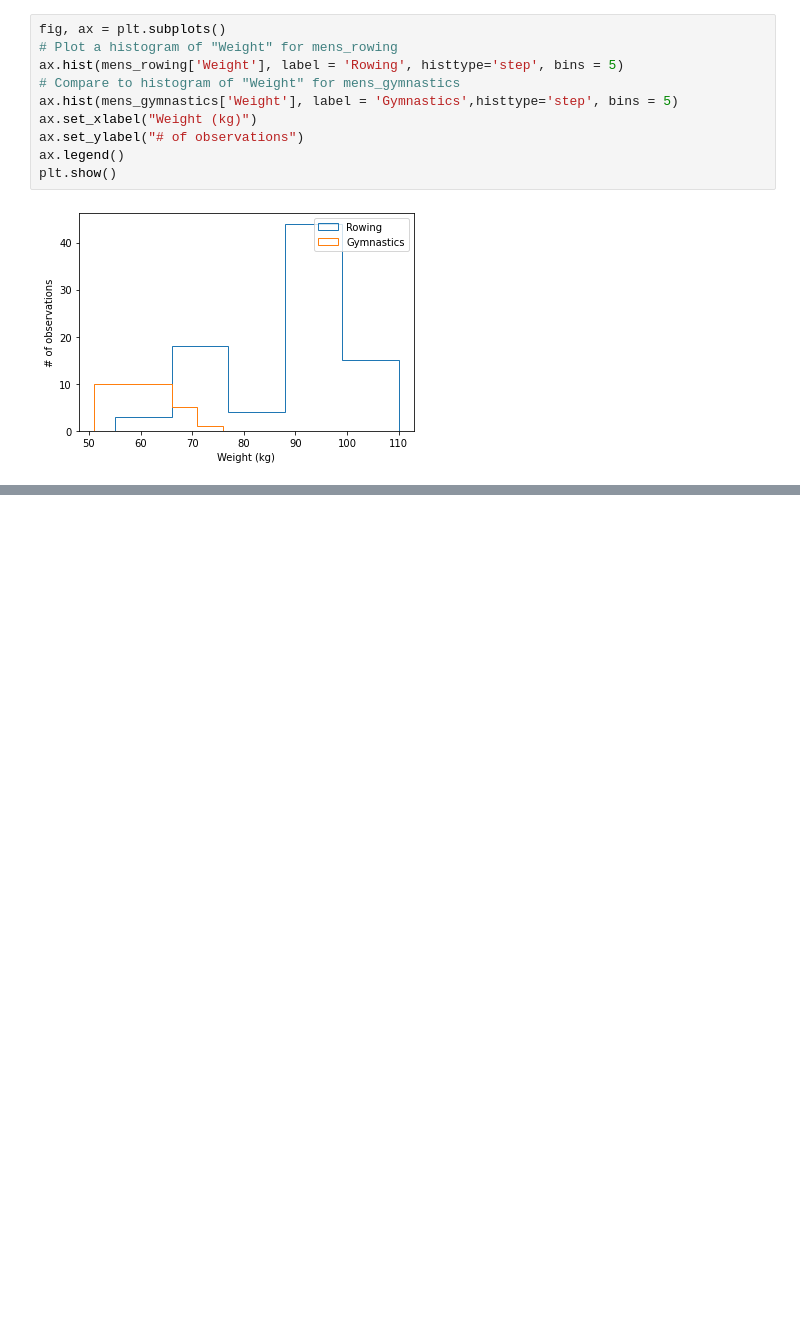
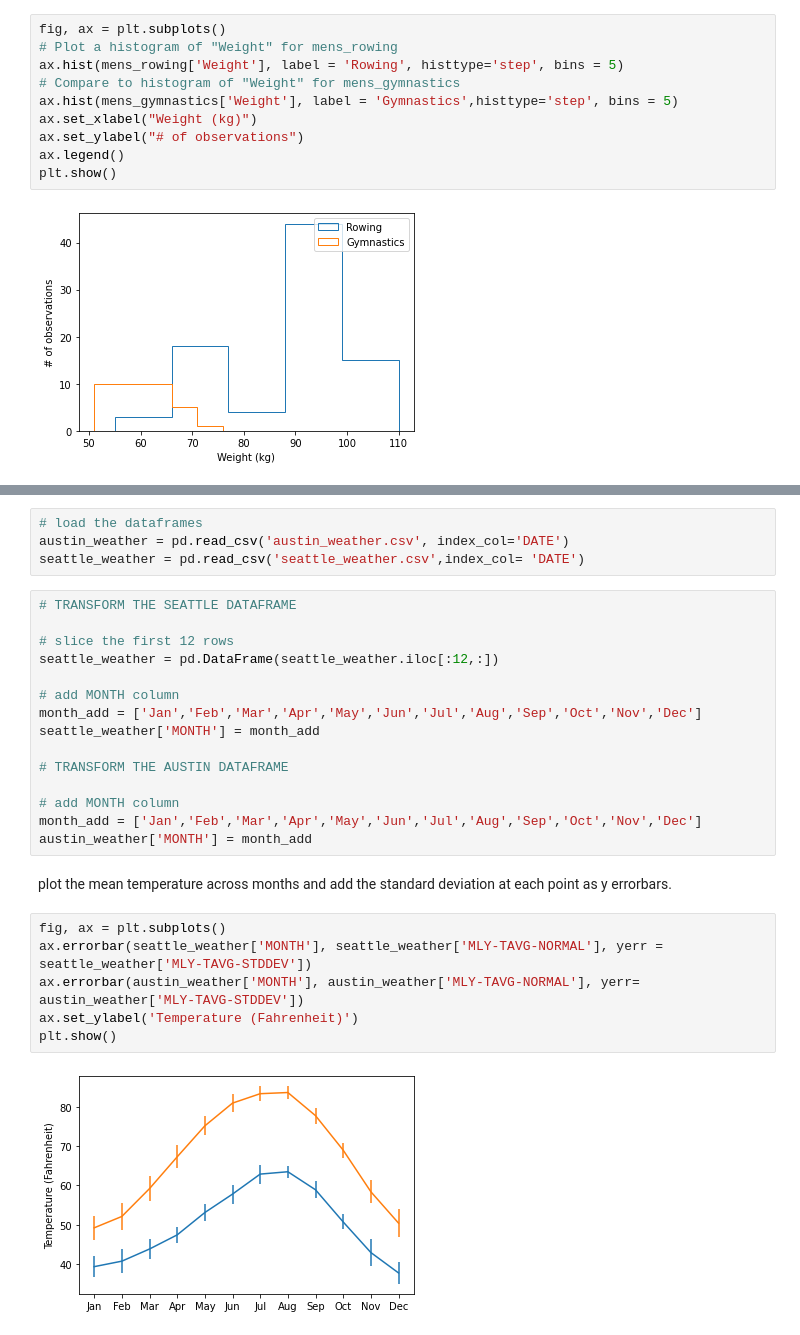
Before and after one commit to karanjadavid/Analytics, a Jupyter notebook: Introduction to Data Visualization with Matplotlib/1.3 Quantitative comparisons and statistical visualizations.ipynb, the cells around one changed output, grey strips where cells are left out. Saved outputs shown, nothing was run; the diff lists cells and outputs as text; blank space fills up the shorter version.

```diff
--- a/Introduction to Data Visualization with Matplotlib/1.3 Quantitative comparisons and statistical visualizations.ipynb
+++ b/Introduction to Data Visualization with Matplotlib/1.3 Quantitative comparisons and statistical visualizations.ipynb
@@ -181,0 +208,29 @@ plt.show()
+# %%
+# load the dataframes
+austin_weather = pd.read_csv('austin_weather.csv', index_col='DATE')
+seattle_weather = pd.read_csv('seattle_weather.csv',index_col= 'DATE')
+# %%
+# TRANSFORM THE SEATTLE DATAFRAME
+
+# slice the first 12 rows
+seattle_weather = pd.DataFrame(seattle_weather.iloc[:12,:])
+
+# add MONTH column
+month_add = ['Jan','Feb','Mar','Apr','May','Jun','Jul','Aug','Sep','Oct','Nov','Dec']
+seattle_weather['MONTH'] = month_add
+
+# TRANSFORM THE AUSTIN DATAFRAME
+
+# add MONTH column
+month_add = ['Jan','Feb','Mar','Apr','May','Jun','Jul','Aug','Sep','Oct','Nov','Dec']
+austin_weather['MONTH'] = month_add
+# %% [markdown]
+plot the mean temperature across months and add the standard deviation at each point as y errorbars.
+# %%
+fig, ax = plt.subplots()
+ax.errorbar(seattle_weather['MONTH'], seattle_weather['MLY-TAVG-NORMAL'], yerr = seattle_weather['MLY-TAVG-STDDEV'])
+ax.errorbar(austin_weather['MONTH'], austin_weather['MLY-TAVG-NORMAL'], yerr= austin_weather['MLY-TAVG-STDDEV'])
+ax.set_ylabel('Temperature (Fahrenheit)')
+plt.show()
+# %% [output]
+[figure, added]
```
Also changed, not shown: parts of 14 cells of this notebook.
